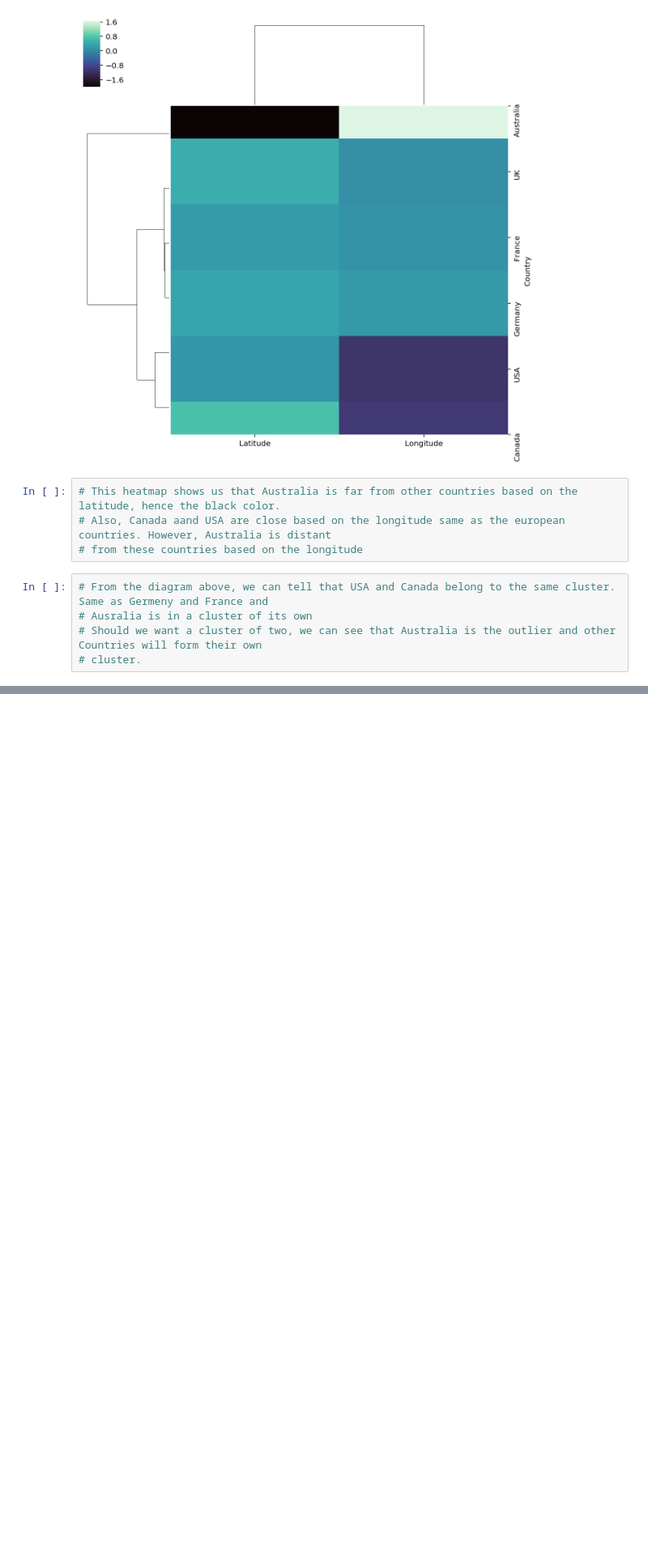
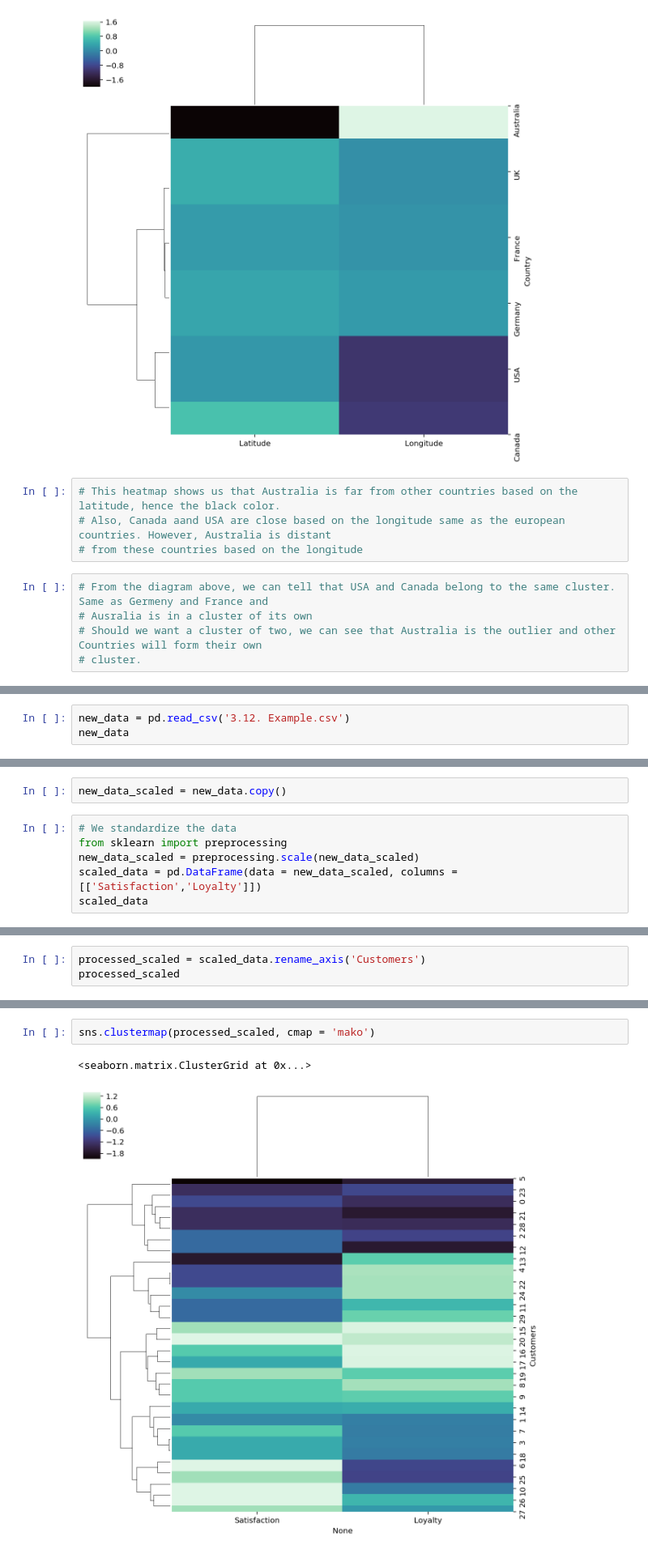
Before and after one commit to liyi54/clustering, a Jupyter notebook: Heatmaps and Dendrograms.ipynb, the cells around one changed output, grey strips where cells are left out. Shown: that part at 81% size. Cells and saved outputs as stored; diff of their text form; blank space fills up the shorter version.

```diff
--- a/Heatmaps and Dendrograms.ipynb
+++ b/Heatmaps and Dendrograms.ipynb
@@ -36,0 +39,3 @@ sns.clustermap(data, cmap = 'mako')
+# %%
+new_data = pd.read_csv('3.12. Example.csv')
+new_data
@@ -36,0 +60,8 @@ sns.clustermap(data, cmap = 'mako')
+# %%
+new_data_scaled = new_data.copy()
+# %%
+# We standardize the data
+from sklearn import preprocessing
+new_data_scaled = preprocessing.scale(new_data_scaled)
+scaled_data = pd.DataFrame(data = new_data_scaled, columns = [['Satisfaction','Loyalty']])
+scaled_data
@@ -36,0 +86,3 @@ sns.clustermap(data, cmap = 'mako')
+# %%
+processed_scaled = scaled_data.rename_axis('Customers')
+processed_scaled
@@ -36,0 +108,5 @@ sns.clustermap(data, cmap = 'mako')
+# %%
+sns.clustermap(processed_scaled, cmap = 'mako')
+# %% [output]
+<seaborn.matrix.ClusterGrid at 0x...>
+[figure, added]
```
Also changed, not shown: parts of 5 cells of this notebook.
